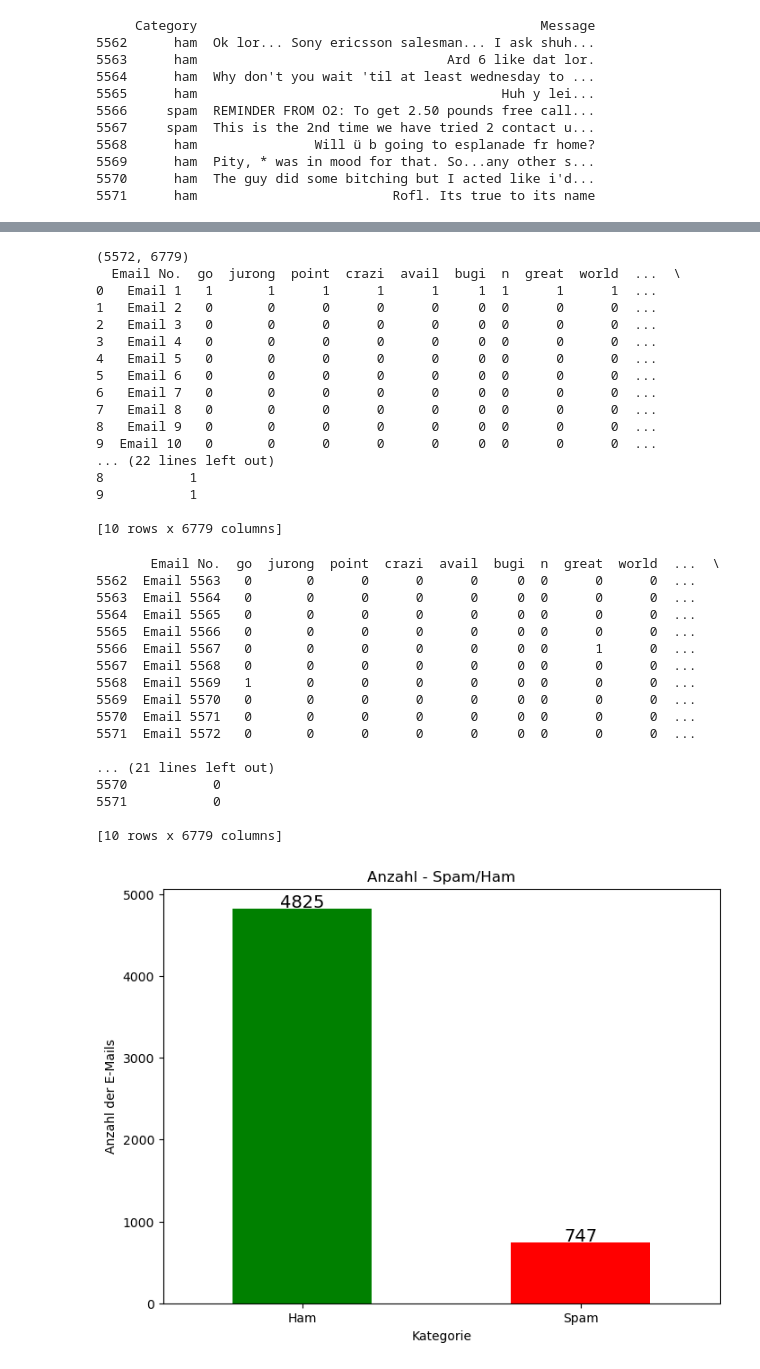
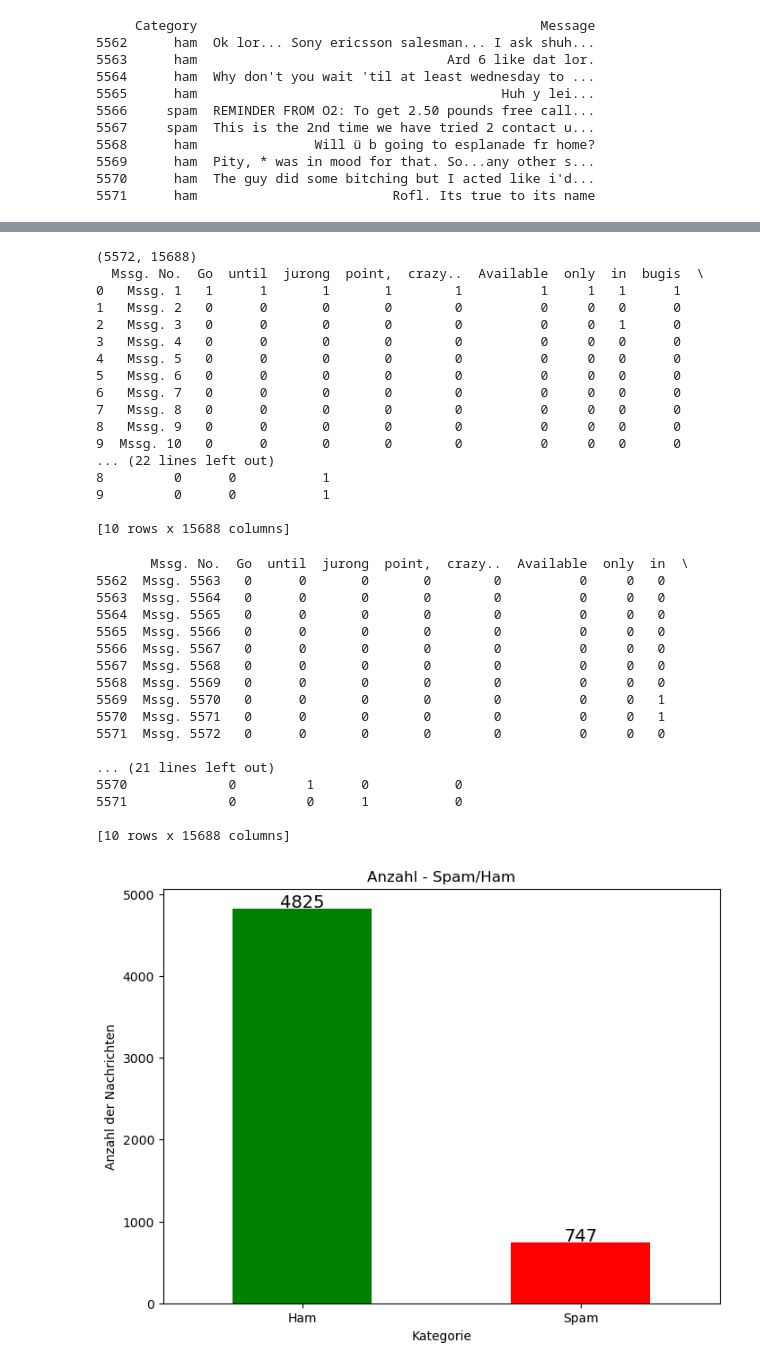
Before and after one commit to stvytrnw/BigData-Spam, a Jupyter notebook: datensatz2/Plots/DataAnalysis.ipynb, the cells around one changed output, grey strips where cells are left out. Drawn from its saved outputs; the diff is of its cells as text; code cells hidden in the pictures.

```diff
--- a/datensatz2/Plots/DataAnalysis.ipynb
+++ b/datensatz2/Plots/DataAnalysis.ipynb
@@ -82,10 +82,10 @@ print(transformed_df)
 
 [5572 rows x 15688 columns]
 # %%
-# Laden der Daten aus der CSV-Datei 'emails2.csv' in einen DataFrame 'df'
-df = pd.read_csv("../emails2.csv")
+# Laden der Daten aus der CSV-Datei 'messages.csv' in einen DataFrame 'df'
+df = pd.read_csv("../messages2.csv")
 
-# Nimmt alle Spalten außer der ersten und der letzten (Email No. & Prediction) aus dem DataFrame und speichert ihre Werte in X
+# Nimmt alle Spalten außer der ersten und der letzten (Mssg. No. & Prediction) aus dem DataFrame und speichert ihre Werte in X
 X = df[df.columns[1:-1]].values
 
 # Nimmt die letzte Spalte aus dem DataFrame und speichert ihre Werte in y
@@ -101,63 +101,63 @@ print(df.shape)
 # Die ersten 10 Zeilen ausgeben
 print(df.head(10))
 # %% [output]
-(5572, 6779)
-  Email No.  go  jurong  point  crazi  avail  bugi  n  great  world  ...  \
-0   Email 1   1       1      1      1      1     1  1      1      1  ...
-1   Email 2   0       0      0      0      0     0  0      0      0  ...
-2   Email 3   0       0      0      0      0     0  0      0      0  ...
-3   Email 4   0       0      0      0      0     0  0      0      0  ...
-4   Email 5   0       0      0      0      0     0  0      0      0  ...
-5   Email 6   0       0      0      0      0     0  0      0      0  ...
-6   Email 7   0       0      0      0      0     0  0      0      0  ...
-7   Email 8   0       0      0      0      0     0  0      0      0  ...
-8   Email 9   0       0      0      0      0     0  0      0      0  ...
-9  Email 10   0       0      0      0      0     0  0      0      0  ...
+(5572, 15688)
+  Mssg. No.  Go  until  jurong  point,  crazy..  Available  only  in  bugis  \
+0   Mssg. 1   1      1       1       1        1          1     1   1      1
+1   Mssg. 2   0      0       0       0        0          0     0   0      0
+2   Mssg. 3   0      0       0       0        0          0     0   1      0
+3   Mssg. 4   0      0       0       0        0          0     0   0      0
+4   Mssg. 5   0      0       0       0        0          0     0   0      0
+5   Mssg. 6   0      0       0       0        0          0     0   0      0
+6   Mssg. 7   0      0       0       0        0          0     0   0      0
+7   Mssg. 8   0      0       0       0        0          0     0   0      0
+8   Mssg. 9   0      0       0       0        0          0     0   0      0
+9  Mssg. 10   0      0       0       0        0          0     0   0      0
 ... (22 lines left out)
-8           1
-9           1
+8         0      0           1
+9         0      0           1
 
-[10 rows x 6779 columns]
+[10 rows x 15688 columns]
 # %%
 # Die letzten 10 Zeilen ausgeben
 print(df.tail(10))
 # %% [output]
-       Email No.  go  jurong  point  crazi  avail  bugi  n  great  world  ...  \
-5562  Email 5563   0       0      0      0      0     0  0      0      0  ...
-5563  Email 5564   0       0      0      0      0     0  0      0      0  ...
-5564  Email 5565   0       0      0      0      0     0  0      0      0  ...
-5565  Email 5566   0       0      0      0      0     0  0      0      0  ...
-5566  Email 5567   0       0      0      0      0     0  0      1      0  ...
-5567  Email 5568   0       0      0      0      0     0  0      0      0  ...
-5568  Email 5569   1       0      0      0      0     0  0      0      0  ...
-5569  Email 5570   0       0      0      0      0     0  0      0      0  ...
-5570  Email 5571   0       0      0      0      0     0  0      0      0  ...
-5571  Email 5572   0       0      0      0      0     0  0      0      0  ...
+       Mssg. No.  Go  until  jurong  point,  crazy..  Available  only  in  \
+5562  Mssg. 5563   0      0       0       0        0          0     0   0
+5563  Mssg. 5564   0      0       0       0        0          0     0   0
+5564  Mssg. 5565   0      0       0       0        0          0     0   0
+5565  Mssg. 5566   0      0       0       0        0          0     0   0
+5566  Mssg. 5567   0      0       0       0        0          0     0   0
+5567  Mssg. 5568   0      0       0       0        0          0     0   0
+5568  Mssg. 5569   0      0       0       0        0          0     0   0
+5569  Mssg. 5570   0      0       0       0        0          0     0   1
+5570  Mssg. 5571   0      0       0       0        0          0     0   1
+5571  Mssg. 5572   0      0       0       0        0          0     0   0
 
 ... (21 lines left out)
-5570           0
-5571           0
+5570             0         1      0           0
+5571             0         0      1           0
 
-[10 rows x 6779 columns]
+[10 rows x 15688 columns]
 # %%
-# Zählen, wie viele E-Mails als Spam und wie viele als Ham klassifiziert sind
+# Zählen, wie viele Nachrichten als Spam und wie viele als Ham klassifiziert sind
 spam_ham_counts = df['Prediction'].value_counts()
 
 # Erstellen eines Balkendiagramms
 plt.figure(figsize=(8, 6))
 spam_ham_counts.plot(kind='bar', color=['green', 'red'])
 plt.title('Anzahl - Spam/Ham')
 plt.xlabel('Kategorie')
-plt.ylabel('Anzahl der E-Mails')
+plt.ylabel('Anzahl der Nachrichten')
 plt.xticks(ticks=[1, 0], labels=['Spam', 'Ham'], rotation=0)
 
 # Hinzufuegen von Werten auf den Balken
 for x, y in zip([0, 1], spam_ham_counts):
     plt.text(x, y + 10, str(y), ha='center', fontsize=14)
 
 plt.show()
 # %% [output]
-[figure, old version]
+[figure, new version]
 # %%
 # Hinzufügen einer neuen Spalte 'transformed_text' zum DataFrame 'X_df', die für jede Zeile alle verwendeten Woerter enthält
 # Dieser Text wird erzeugt, indem für jede Spalte die Anzahl der Vorkommen des Spaltennamens entsprechend dem Wert in dieser Zeile wiederholt wird
```
Also changed, not shown: parts of 4 cells of this notebook, 5 other files.
